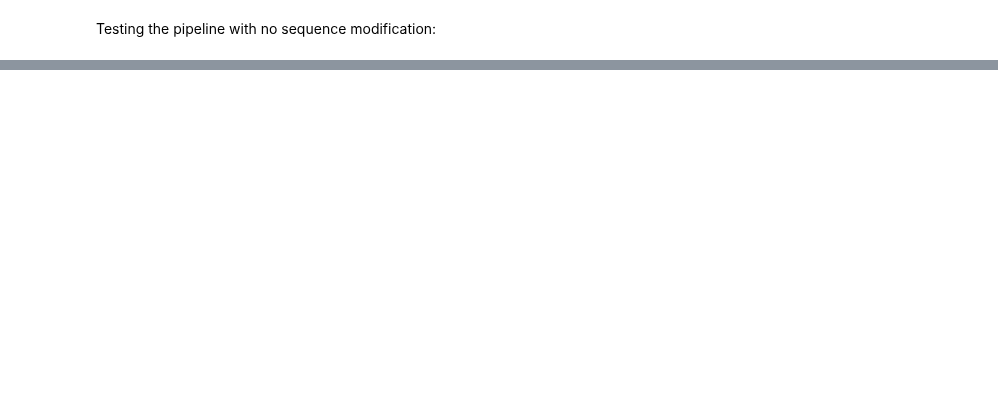
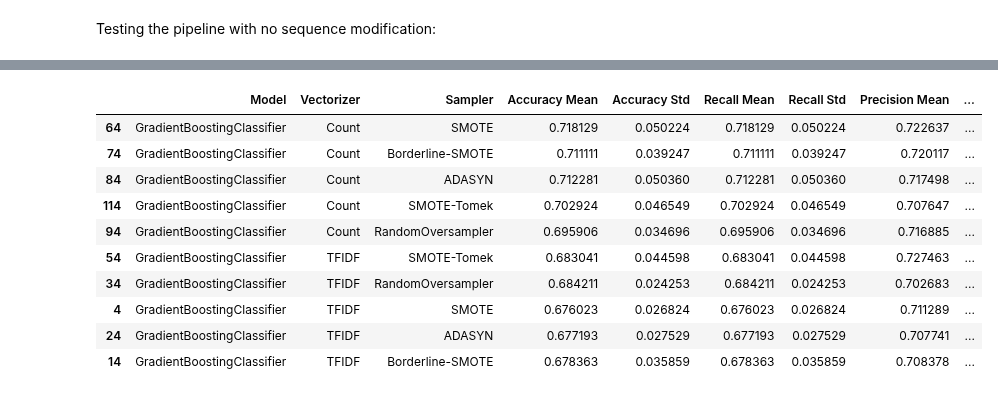
Before and after one commit to stef4k/train-maintenance-data-mining, a Jupyter notebook: text_classification.ipynb, the cells around one changed output, grey strips where cells are left out. Saved outputs shown, nothing was run; the diff lists cells and outputs as text; code cells hidden in the pictures; blank space fills up the shorter version.

```diff
--- a/text_classification.ipynb
+++ b/text_classification.ipynb
@@ -507,3 +516,17 @@ results
+# %%
+results.sort_values(by=['F1 Mean', "F1 Std"], ascending=False).head(10)
+# %% [output]
+|  | Model | Vectorizer | Sampler | Accuracy Mean | Accuracy Std | Recall Mean | Recall Std | Precision Mean | ... |
+| 64 | GradientBoostingClassifier | Count | SMOTE | 0.718129 | 0.050224 | 0.718129 | 0.050224 | 0.722637 | ... |
+| 74 | GradientBoostingClassifier | Count | Borderline-SMOTE | 0.711111 | 0.039247 | 0.711111 | 0.039247 | 0.720117 | ... |
+| 84 | GradientBoostingClassifier | Count | ADASYN | 0.712281 | 0.050360 | 0.712281 | 0.050360 | 0.717498 | ... |
+| 114 | GradientBoostingClassifier | Count | SMOTE-Tomek | 0.702924 | 0.046549 | 0.702924 | 0.046549 | 0.707647 | ... |
+| 94 | GradientBoostingClassifier | Count | RandomOversampler | 0.695906 | 0.034696 | 0.695906 | 0.034696 | 0.716885 | ... |
+| 54 | GradientBoostingClassifier | TFIDF | SMOTE-Tomek | 0.683041 | 0.044598 | 0.683041 | 0.044598 | 0.727463 | ... |
+| 34 | GradientBoostingClassifier | TFIDF | RandomOversampler | 0.684211 | 0.024253 | 0.684211 | 0.024253 | 0.702683 | ... |
+| 4 | GradientBoostingClassifier | TFIDF | SMOTE | 0.676023 | 0.026824 | 0.676023 | 0.026824 | 0.711289 | ... |
+| 24 | GradientBoostingClassifier | TFIDF | ADASYN | 0.677193 | 0.027529 | 0.677193 | 0.027529 | 0.707741 | ... |
+| 14 | GradientBoostingClassifier | TFIDF | Borderline-SMOTE | 0.678363 | 0.035859 | 0.678363 | 0.035859 | 0.708378 | ... |
 # %%
 X, y = Representations(df).representation_a(df)
 exp = Experiment(X, y)
```
Also changed, not shown: parts of 5 cells of this notebook.
